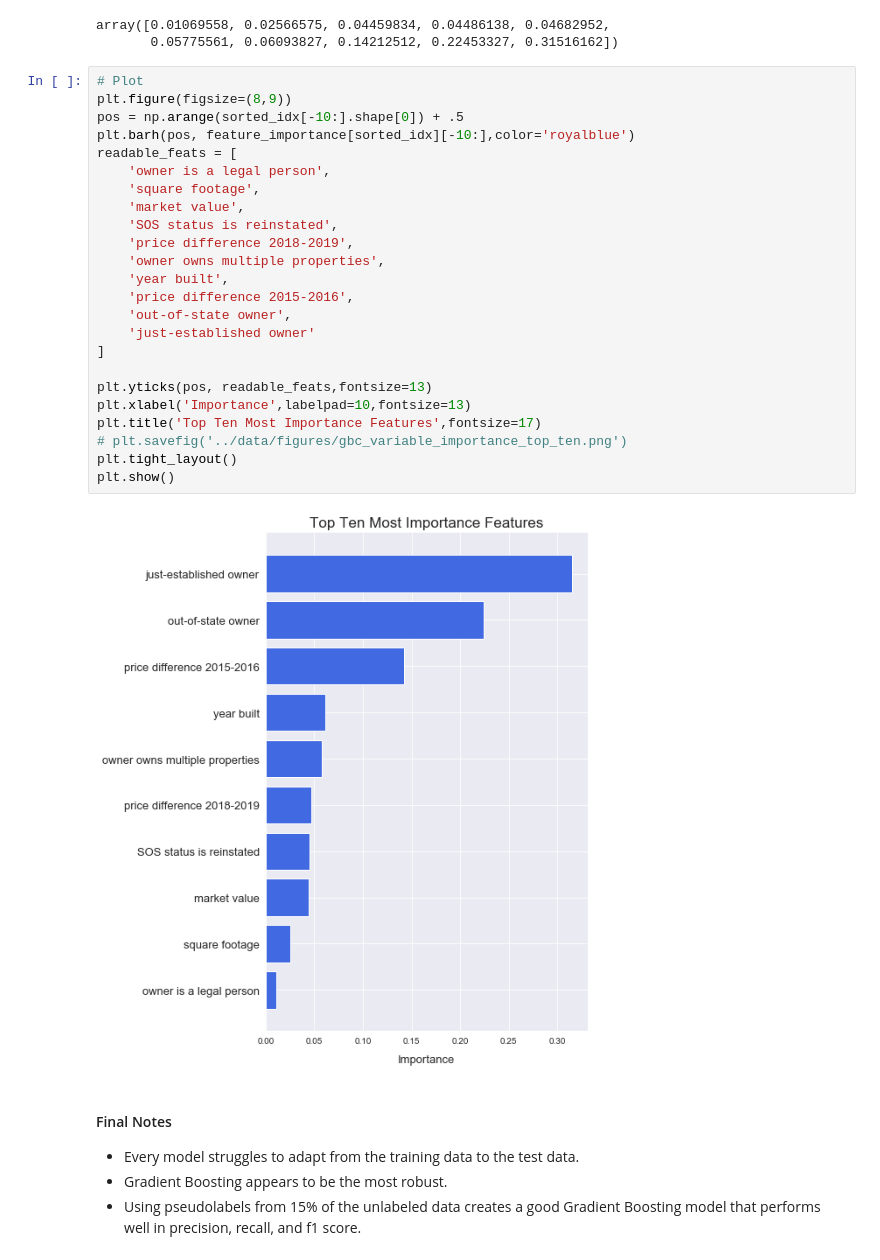
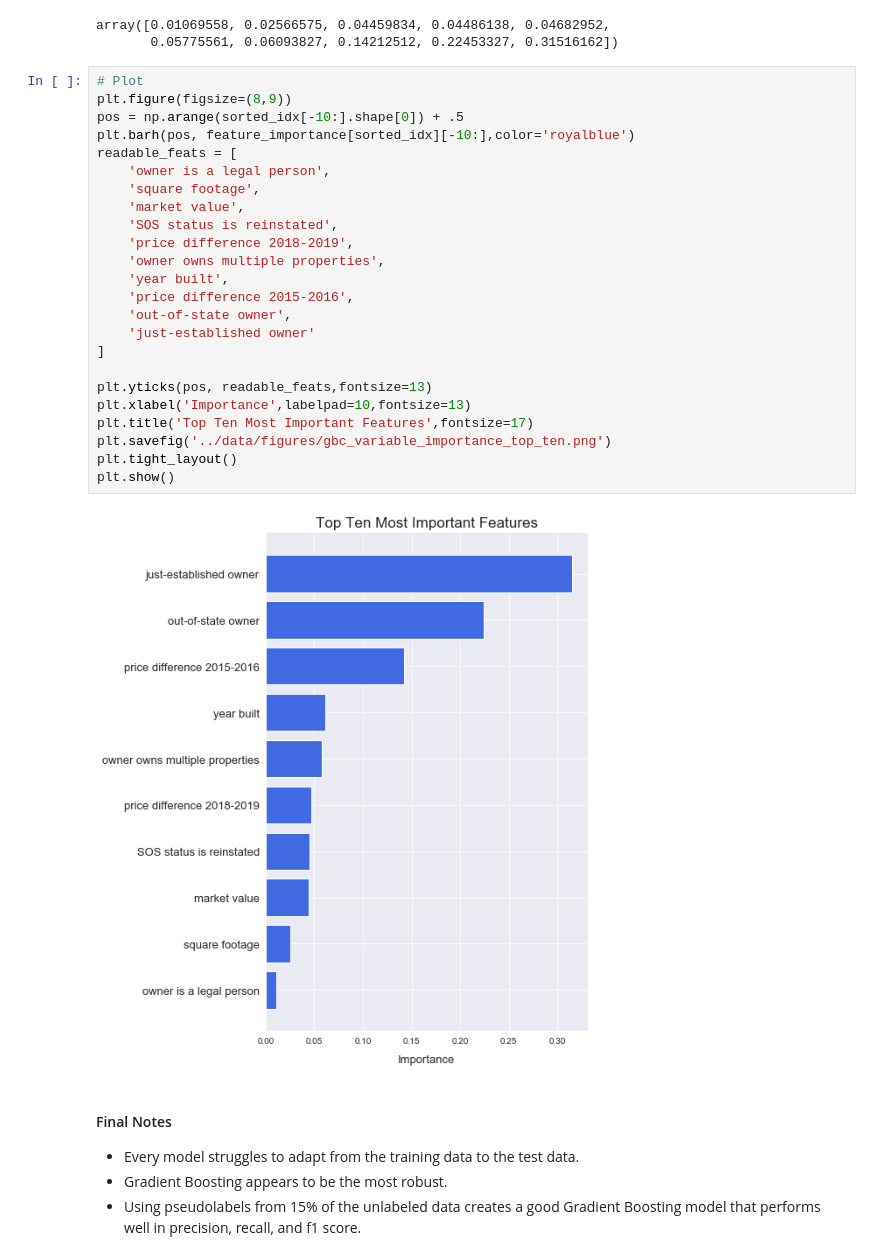
Before and after one commit to mpky/property_project, a Jupyter notebook: notebooks/semisupervised_pseudolabeling.ipynb, the cells around one changed output. Saved outputs shown, nothing was run; the diff lists cells and outputs as text.

```diff
--- a/notebooks/semisupervised_pseudolabeling.ipynb
+++ b/notebooks/semisupervised_pseudolabeling.ipynb
@@ -333,29 +333,29 @@ array([0.01069558, 0.02566575, 0.04459834, 0.04486138, 0.04682952,
 # %%
 # Plot
 plt.figure(figsize=(8,9))
 pos = np.arange(sorted_idx[-10:].shape[0]) + .5
 plt.barh(pos, feature_importance[sorted_idx][-10:],color='royalblue')
 readable_feats = [
     'owner is a legal person',
     'square footage',
     'market value',
     'SOS status is reinstated',
     'price difference 2018-2019',
     'owner owns multiple properties',
     'year built',
     'price difference 2015-2016',
     'out-of-state owner',
     'just-established owner'
 ]
 
 plt.yticks(pos, readable_feats,fontsize=13)
 plt.xlabel('Importance',labelpad=10,fontsize=13)
-plt.title('Top Ten Most Importance Features',fontsize=17)
-# plt.savefig('../data/figures/gbc_variable_importance_top_ten.png')
+plt.title('Top Ten Most Important Features',fontsize=17)
+plt.savefig('../data/figures/gbc_variable_importance_top_ten.png')
 plt.tight_layout()
 plt.show()
 # %% [output]
-[figure, old version]
+[figure, new version]
 # %% [markdown]
 #### Final Notes
 
```
Also changed, not shown: parts of 2 cells of this notebook, 2 other files.
